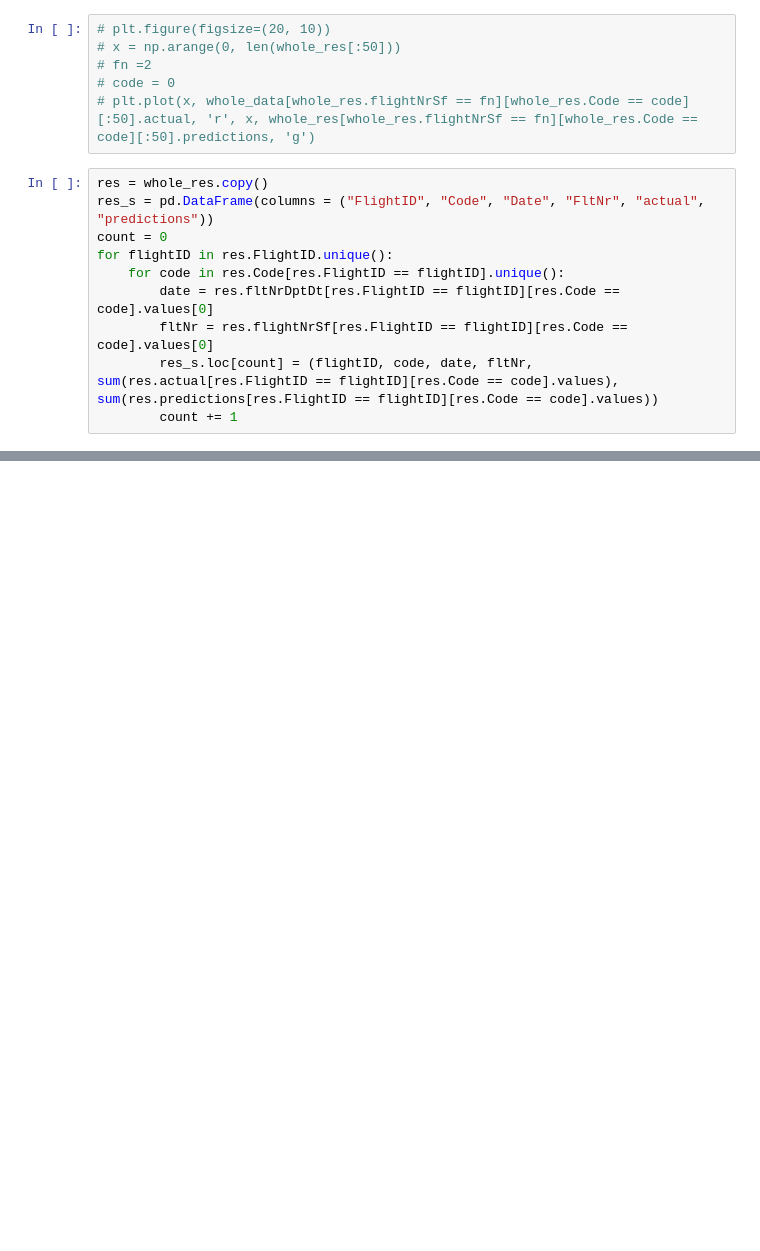
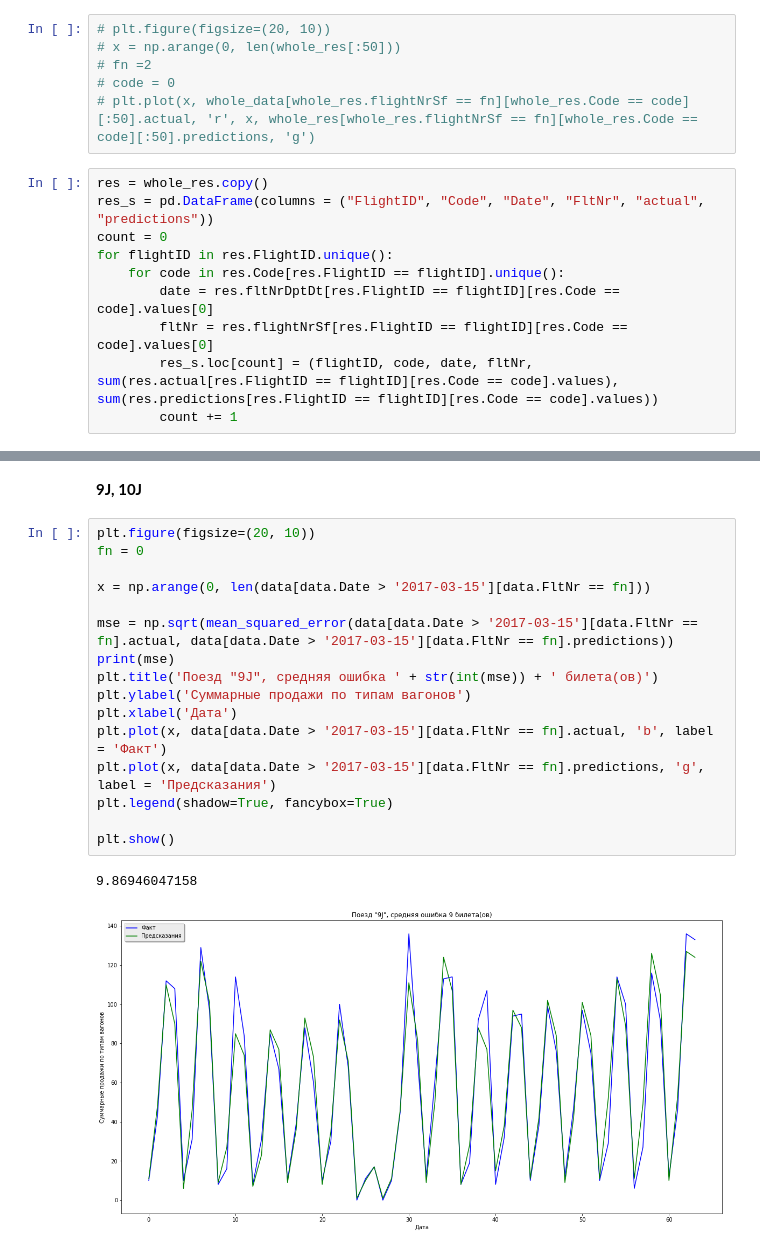
Before and after one commit to Some11One/FPK, a Jupyter notebook: results.ipynb, the cells around one changed output, grey strips where cells are left out. Cells and saved outputs as stored; diff of their text form; blank space fills up the shorter version.

```diff
--- a/results.ipynb
+++ b/results.ipynb
@@ -203,0 +104,21 @@ for date in data.Date.unique():
+# %% [markdown]
+**9J, 10J**
+# %%
+plt.figure(figsize=(20, 10))
+fn = 0
+
+x = np.arange(0, len(data[data.Date > '2017-03-15'][data.FltNr == fn]))
+
+mse = np.sqrt(mean_squared_error(data[data.Date > '2017-03-15'][data.FltNr == fn].actual, data[data.Date > '2017-03-15'][data.FltNr == fn].predictions))
+print(mse)
+plt.title('Поезд "9J", средняя ошибка ' + str(int(mse)) + ' билета(ов)')
+plt.ylabel('Суммарные продажи по типам вагонов')
+plt.xlabel('Дата')
+plt.plot(x, data[data.Date > '2017-03-15'][data.FltNr == fn].actual, 'b', label = 'Факт')
+plt.plot(x, data[data.Date > '2017-03-15'][data.FltNr == fn].predictions, 'g', label = 'Предсказания')
+plt.legend(shadow=True, fancybox=True)
+
+plt.show()
+# %% [output]
+9.86946047158
+[figure, added]
```
Also changed, not shown: parts of 40 cells of this notebook, 1 other file.
